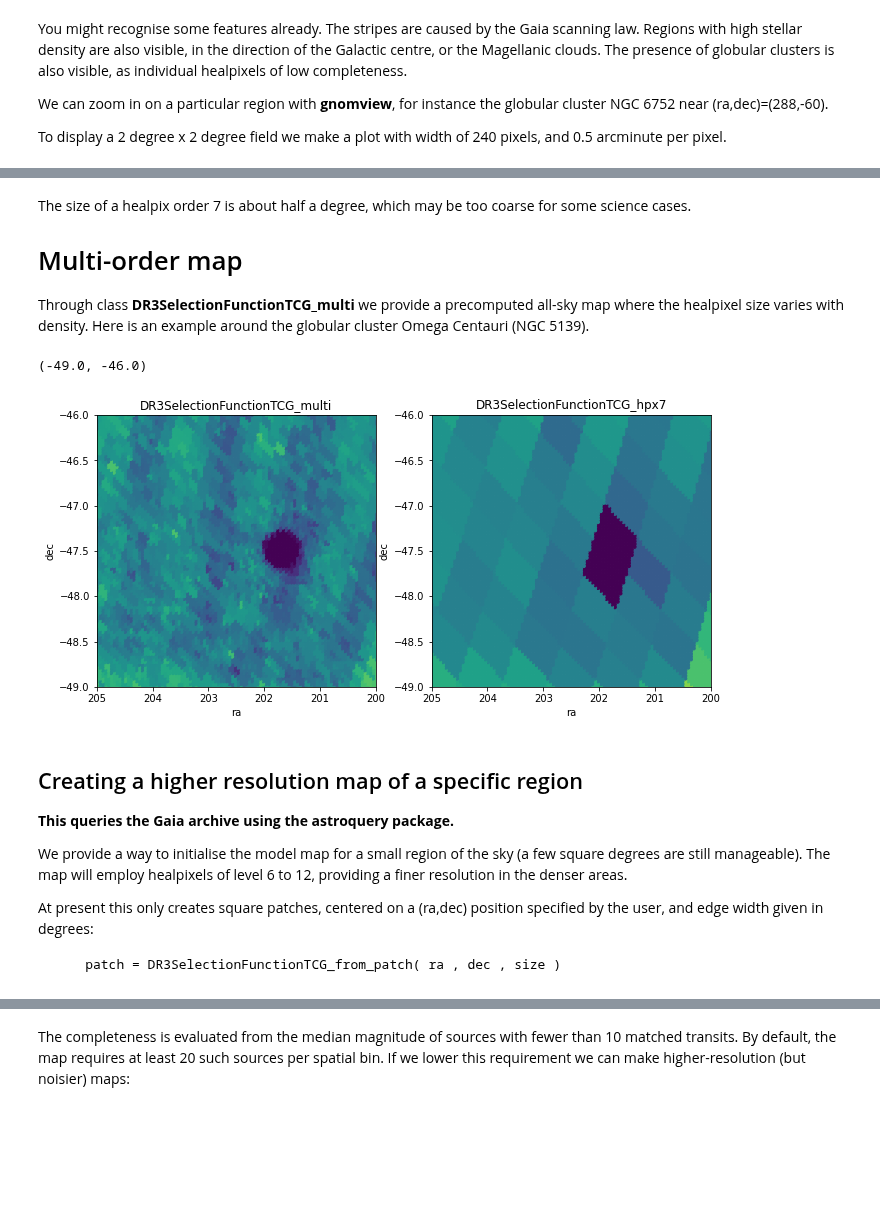
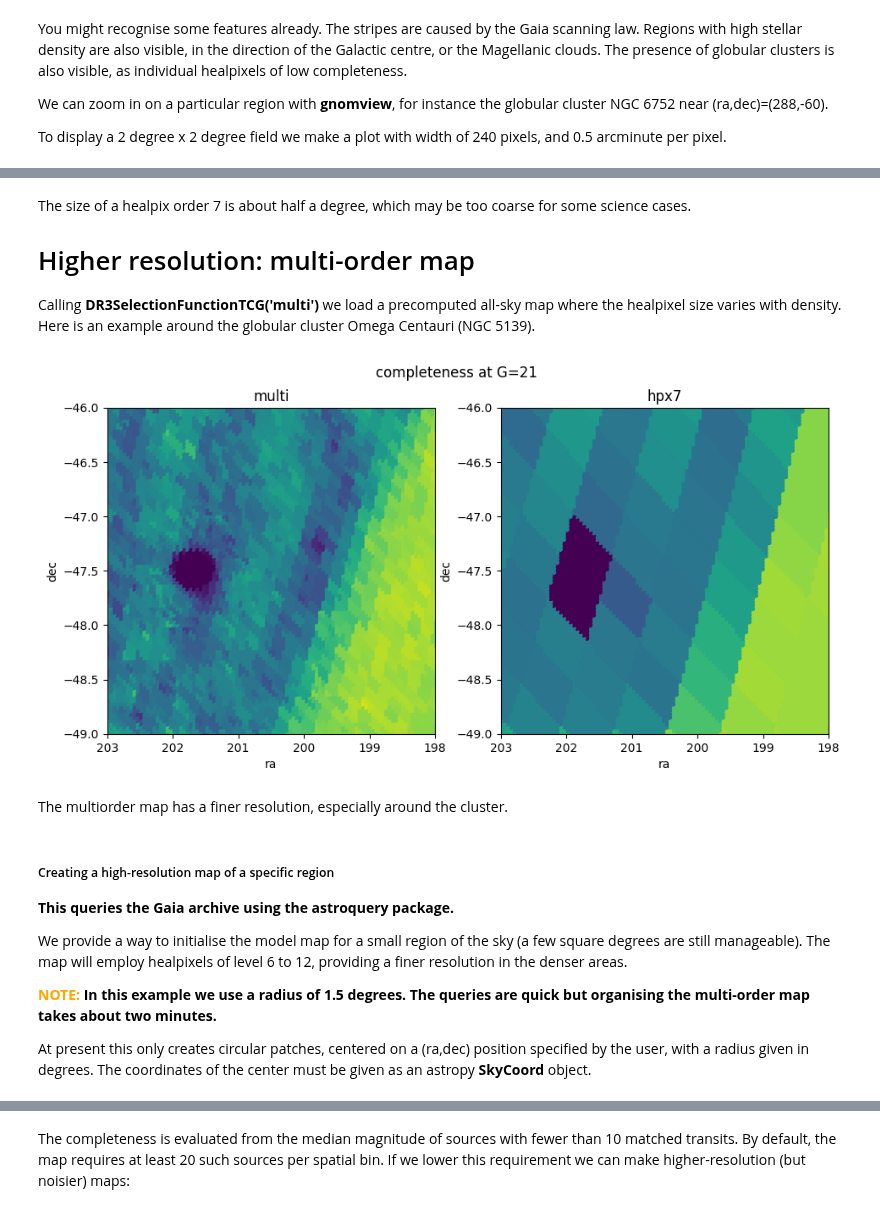
Before and after one commit to gaia-unlimited/gaiaunlimited, a Jupyter notebook: docs/dr3-empirical-completeness.ipynb, the cells around one changed output, grey strips where cells are left out. Cells and saved outputs as stored; diff of their text form; code cells hidden in the pictures; blank space fills up the shorter version.

Commit message:
updated notebook (#27)
* merge hpx7/multi/patch

* test all three modes

* avoid name overlap

* updated TCG notebook

```diff
--- a/docs/dr3-empirical-completeness.ipynb
+++ b/docs/dr3-empirical-completeness.ipynb
@@ -13,3 +19,5 @@ dr3sf = DR3SelectionFunctionTCG_hpx7()
+# %%
+mapHpx7 = DR3SelectionFunctionTCG()
 # %% [markdown]
 To obtain the completeness at a given point and magnitude we use the **.query()** method. The coordinates must be given as astropy objects. To quickly generate the list of coordinates of the centers of healpixels we provide the **get_healpix_centers** function. The array containing magnitudes must have the same shape as the coordinate array.
 # %%
@@ -47,58 +55,58 @@ hp.gnomview(completeness,rot=[288,-60],xsize=240,reso=0.5)
 # %% [markdown]
 The size of a healpix order 7 is about half a degree, which may be too coarse for some science cases.
 
-# Multi-order map
+# Higher resolution: multi-order map
 
-Through class **DR3SelectionFunctionTCG_multi** we provide a precomputed all-sky map where the healpixel size varies with density. Here is an example around the globular cluster Omega Centauri (NGC 5139).
+Calling **DR3SelectionFunctionTCG('multi')** we load a precomputed all-sky map where the healpixel size varies with density. Here is an example around the globular cluster Omega Centauri (NGC 5139).
 # %%
-from gaiaunlimited.selectionfunctions import DR3SelectionFunctionTCG_multi, DR3SelectionFunctionTCG_hpx7
 import matplotlib.pyplot as plt
 
-mapMulti = DR3SelectionFunctionTCG_multi()
-mapHpx7  = DR3SelectionFunctionTCG_hpx7()
+mapMulti = DR3SelectionFunctionTCG('multi')
 
 import numpy as np
 from astropy import units as u
 from astropy.coordinates import SkyCoord
 
 #Define grid of points to evaluate completeness:
 xx =[]
 yy =[]
-for rr in np.linspace( 200 , 205 , 100 ):
+for rr in np.linspace( 198 , 203 , 100 ):
     for dd in np.linspace( -49 , -46 , 100 ):
         xx.append(rr)
         yy.append(dd)
 cc = SkyCoord(ra=xx*u.degree, dec=yy*u.degree)
 
 #Magnitude (same for all points here):
 gmag = np.ones_like(cc) * 21
 
 completenessMultiOrder = mapMulti.query( cc , gmag )
 completenessHpx7 = mapHpx7.query( cc , gmag )
 
 plt.figure(figsize=(11,5))
 
 plt.subplot(121)
-plt.title('DR3SelectionFunctionTCG_multi')
+plt.title('multi')
 plt.scatter( xx , yy , c=completenessMultiOrder, s=10, vmin=0.,vmax=1 , cmap='viridis')
 plt.xlabel('ra'); plt.ylabel('dec')
-plt.xlim(205,200); plt.ylim(-49,-46)
-
+plt.xlim(203,198); plt.ylim(-49,-46)
 plt.subplot(122)
-plt.title('DR3SelectionFunctionTCG_hpx7')
+plt.title('hpx7')
 plt.scatter( xx , yy , c=completenessHpx7, s=10, vmin=0.,vmax=1 , cmap='viridis')
 plt.xlabel('ra'); plt.ylabel('dec')
-plt.xlim(205,200); plt.ylim(-49,-46)
+plt.xlim(203,198); plt.ylim(-49,-46)
+
+plt.suptitle('completeness at G=21');
 # %% [output]
-(-49.0, -46.0)
-[figure, old version]
+[figure, new version]
+# %% [markdown]
+The multiorder map has a finer resolution, especially around the cluster.
 # %% [markdown]
-## Creating a higher resolution map of a specific region
+##### Creating a high-resolution map of a specific region
 
 **This queries the Gaia archive using the astroquery package.**
 
 We provide a way to initialise the model map for a small region of the sky (a few square degrees are still manageable). The map will employ healpixels of level 6 to 12, providing a finer resolution in the denser areas.
 
-At present this only creates square patches, centered on a (ra,dec) position specified by the user, and edge width given in degrees:
+**<font color='orange'>NOTE:</font> In this example we use a radius of 1.5 degrees. The queries are quick but organising the multi-order map takes about two minutes.**
 
-        patch = DR3SelectionFunctionTCG_from_patch( ra , dec , size )
+At present this only creates circular patches, centered on a (ra,dec) position specified by the user, with a radius given in degrees. The coordinates of the center must be given as an astropy **SkyCoord** object.
```
Also changed, not shown: parts of 28 cells of this notebook, 1 other file.
